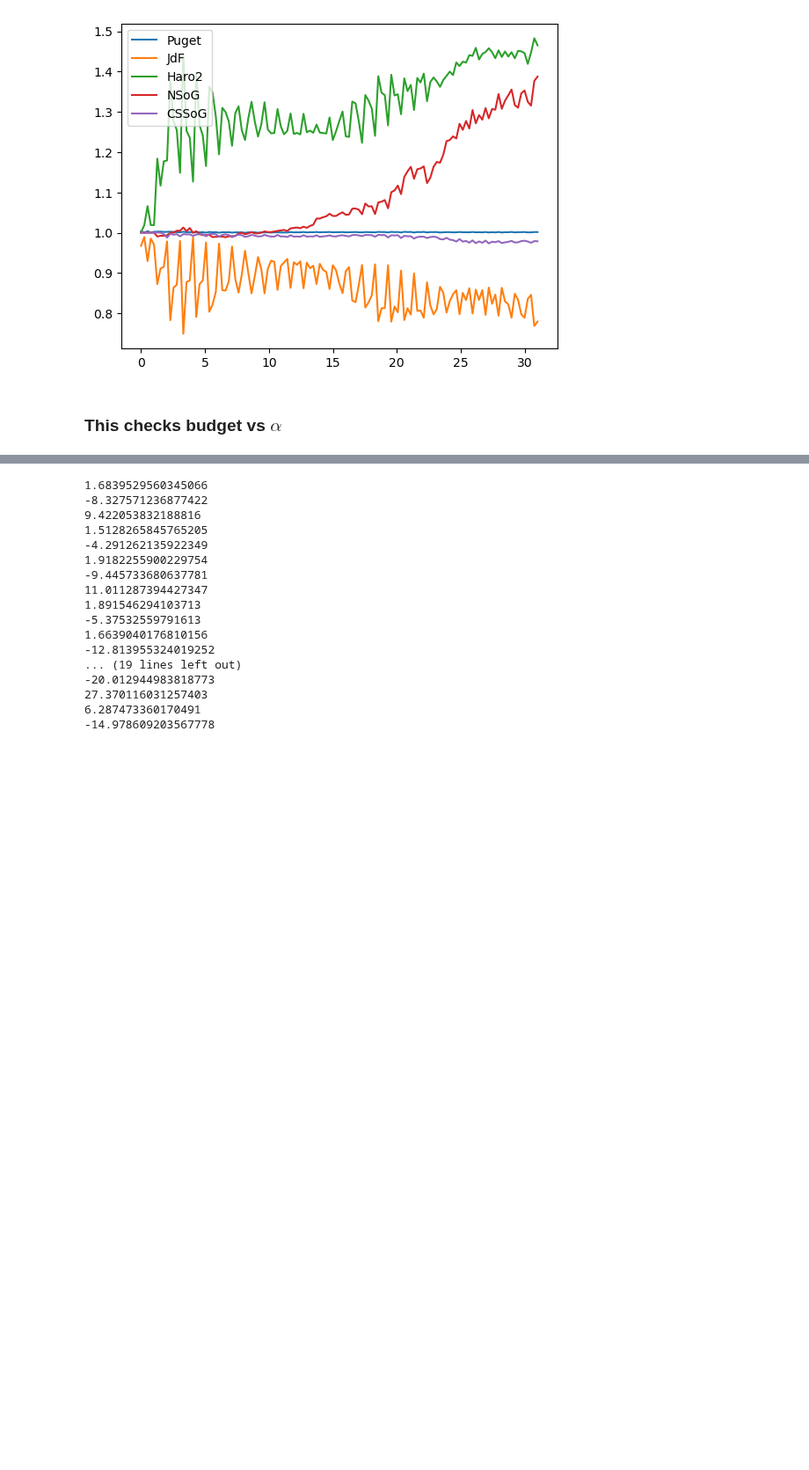
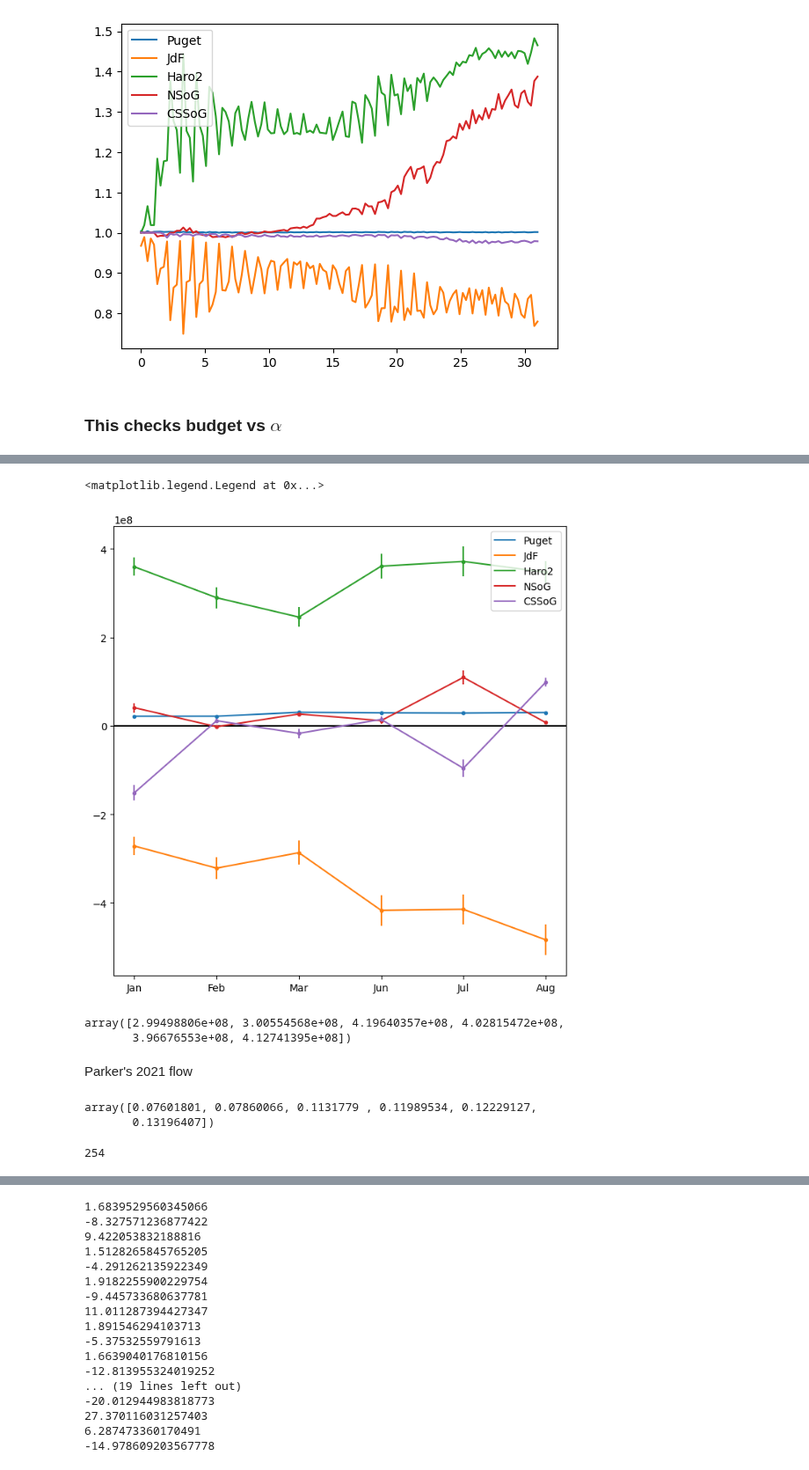
Before and after one commit to SalishSeaCast/analysis-jose, a Jupyter notebook: notebooks/Outfall_finalResults/regions_budget.ipynb, the cells around one changed output, grey strips where cells are left out. Shown at 88% size. Cells and saved outputs as stored; diff of their text form; code cells hidden in the pictures; blank space fills up the shorter version.

```diff
--- a/notebooks/Outfall_finalResults/regions_budget.ipynb
+++ b/notebooks/Outfall_finalResults/regions_budget.ipynb
@@ -236,0 +266,27 @@ plt.legend(legend_lines,sub_areas, loc = 'upper right')
+# %%
+fig,axs = plt.subplots(1,1,figsize=(8,8))
+for i,area in enumerate(sub_areas):
+    plt.errorbar(list(months.keys()),np.array(meanll).T[i],np.array(stdll).T[i]/len(stdll[0]),linestyle='-',marker='.')
+legend_lines = [plt.Line2D([0], [0], color=clist[0], linestyle='-'),plt.Line2D([0], [0], color=clist[1], linestyle='-'),plt.Line2D([0], [0], color=clist[2], linestyle='-'),plt.Line2D([0], [0], color=clist[3], linestyle='-'),plt.Line2D([0], [0], color=clist[4], linestyle='-')]
+plt.axhline(y=0,color='black')
+plt.legend(legend_lines,sub_areas, loc = 'upper right')
+# %% [output]
+<matplotlib.legend.Legend at 0x...>
+[figure, added]
+# %%
+np.array(meanll).T[0]*13.7
+# %% [output]
+array([2.99498806e+08, 3.00554568e+08, 4.19640357e+08, 4.02815472e+08,
+       3.96676553e+08, 4.12741395e+08])
+# %% [markdown]
+Parker's 2021 flow
+# %%
+meane = 40.9e3
+df = 4.7e3
+exch= np.linspace(meane+df,meane-df,8)
+
+exch= list(exch[:3])+list(exch[-3:])
+np.array(meanll).T[0]*13.7/(np.array(exch)*86400)
+# %% [output]
+array([0.07601801, 0.07860066, 0.1131779 , 0.11989534, 0.12229127,
+       0.13196407])
@@ -236,0 +296,4 @@ plt.legend(legend_lines,sub_areas, loc = 'upper right')
+# %%
+jj
+# %% [output]
+254
```
Also changed, not shown: parts of 7 cells of this notebook.
